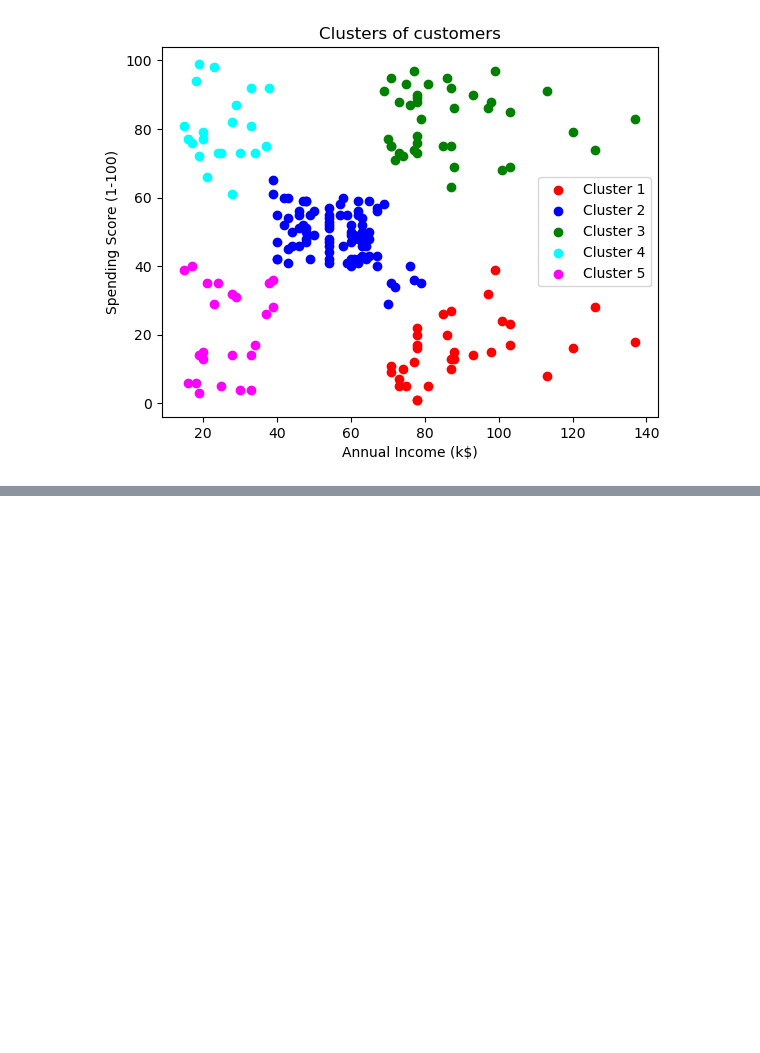
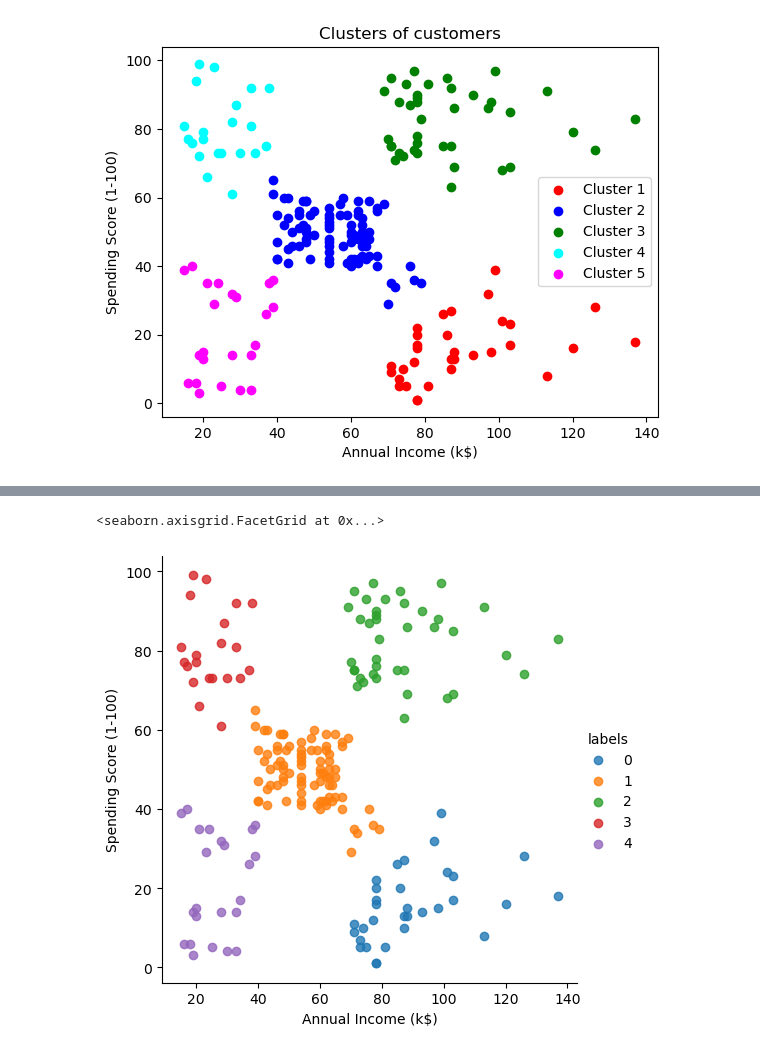
Before and after one commit to Feanor1021/Machine-learning-101, a Jupyter notebook: 3. Clustering/Hierarchical Clustering/hierarchical_clustering.ipynb, the cells around one changed output, grey strips where cells are left out. Drawn from its saved outputs; the diff is of its cells as text; code cells hidden in the pictures; blank space fills up the shorter version.

Commit message:
Visualization with seaborn added

```diff
--- a/3. Clustering/Hierarchical Clustering/hierarchical_clustering.ipynb
+++ b/3. Clustering/Hierarchical Clustering/hierarchical_clustering.ipynb
@@ -128,0 +135,5 @@ plt.show()
+# %%
+y_hc = pd.DataFrame(y_hc)
+dataset = pd.concat((dataset, y_hc), axis = 1) # we concatenate
+dataset = dataset.rename({0:"labels"}, axis = 1) # we change the key's label which is "0" with "labels"
+print(dataset)
@@ -128,0 +158,5 @@ plt.show()
+# %%
+sb.lmplot(x = "Annual Income (k$)", y = "Spending Score (1-100)", data = dataset,hue='labels',fit_reg=False)
+# %% [output]
+<seaborn.axisgrid.FacetGrid at 0x...>
+[figure, added]
```
Also changed, not shown: parts of 4 cells of this notebook.
